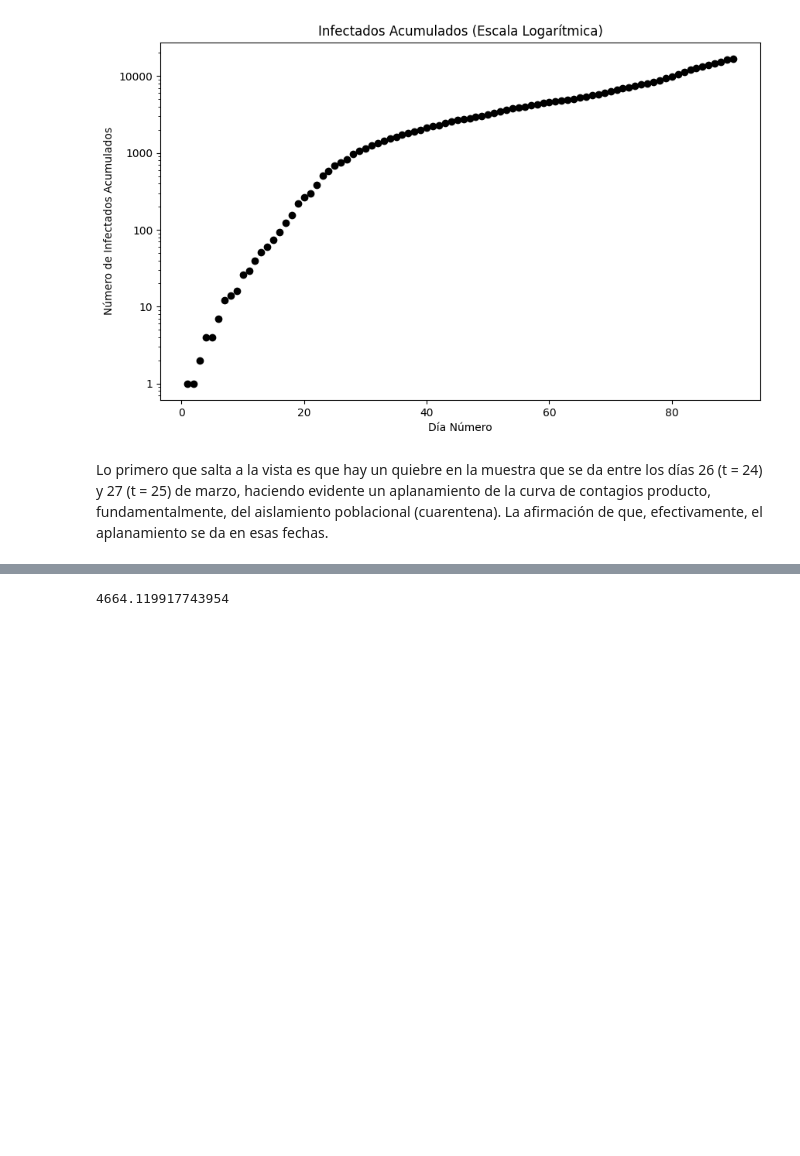
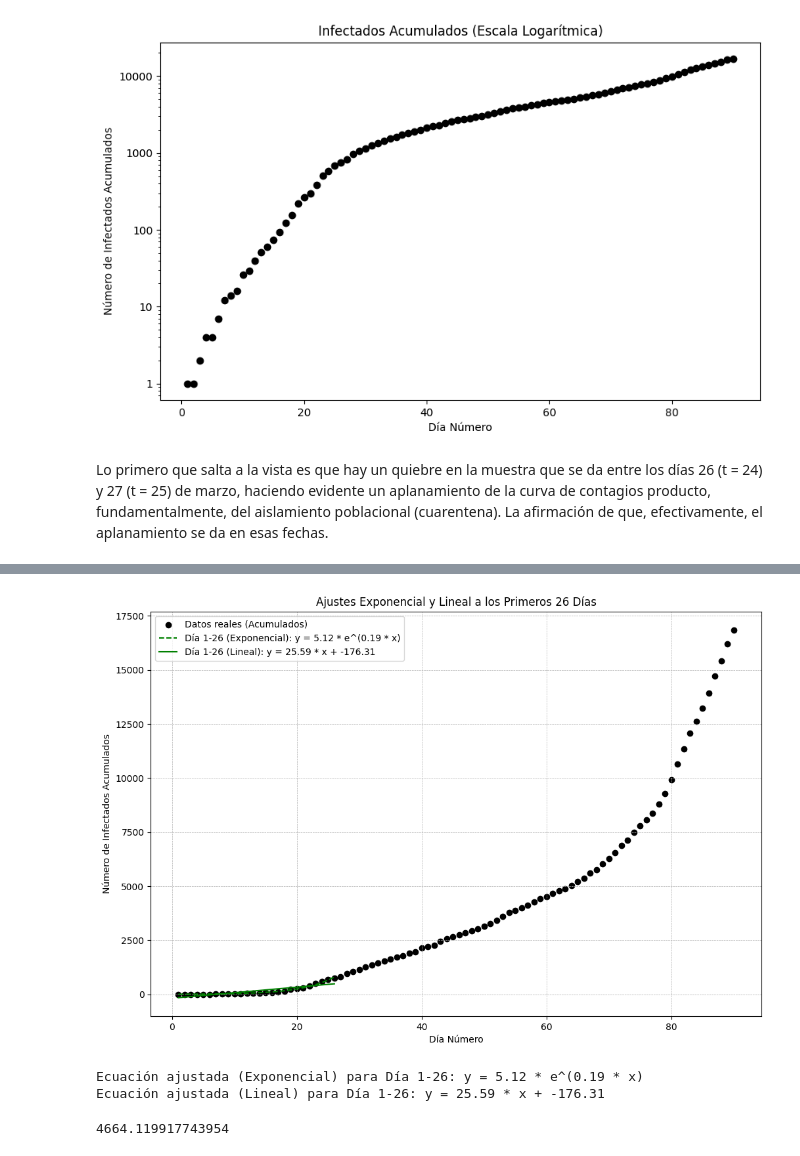
Before and after one commit to perico3372/covid_19, a Jupyter notebook: covid_19.ipynb, the cells around one changed output, grey strips where cells are left out. Saved outputs shown, nothing was run; the diff lists cells and outputs as text; code cells hidden in the pictures; blank space fills up the shorter version.

```diff
--- a/covid_19.ipynb
+++ b/covid_19.ipynb
@@ -164,4 +164,74 @@ print(f"Ecuación para Día 1-24: y = {a1:.2f} * e^({b1:.2f} * x)")
 Ecuación para Día 1-24: y = 5.12 * e^(0.19 * x)
+# %%
+import pandas as pd
+import numpy as np
+import matplotlib.pyplot as plt
+from scipy.optimize import curve_fit
+
+# Leer archivo CSV
+file_path = 'covid_19.csv'  # Reemplaza con el nombre del archivo si es distinto
+df = pd.read_csv(file_path)
+
+# Calcular acumulado de infectados
+df['acumulado_infectados'] = df['infectados'].cumsum()
+
+# Definir la función exponencial
+def exponential(x, a, b):
+    return a * np.exp(b * x)
+
+# Función para ajustar los datos y graficar
+def ajustar_intervalo(df, inicio, fin, color, label):
+    # Filtrar los datos para el intervalo
+    intervalo_df = df[(df['dia_numero'] >= inicio) & (df['dia_numero'] <= fin)]
+    x = intervalo_df['dia_numero'].values
+    y = intervalo_df['acumulado_infectados'].values
+
+    # Ajuste exponencial
+    params, _ = curve_fit(exponential, x, y)
+    a, b = params
+
+    # Generar valores ajustados para la función exponencial
+    x_fit = np.linspace(min(x), max(x), 100)
+    y_fit = exponential(x_fit, a, b)
+
+    # Ajuste lineal
+    m, c = np.polyfit(x, y, 1)  # m es la pendiente y c es la intersección
+    y_fit_lineal = m * x_fit + c
+
+    # Graficar el ajuste exponencial
+    plt.plot(x_fit, y_fit, color=color, linestyle='--', label=f'{label} (Exponencial): y = {a:.2f} * e^({b:.2f} * x)')
+
+    # Graficar el ajuste lineal
+    plt.plot(x_fit, y_fit_lineal, color=color, linestyle='-', label=f'{label} (Lineal): y = {m:.2f} * x + {c:.2f}')
+
+    return a, b, m, c
+
+# Crear gráfico
+plt.figure(figsize=(12, 8))
+
+# Graficar los puntos reales de infectados acumulados
+plt.scatter(df['dia_numero'], df['acumulado_infectados'], color='black', label="Datos reales (Acumulados)")
+
+# Ajuste para los días 1 al 26
+a1, b1, m1, c1 = ajustar_intervalo(df, 1, 26, 'green', 'Día 1-26')
+
+# Configuración del gráfico con escala logarítmica
+plt.title('Ajustes Exponencial y Lineal a los Primeros 26 Días')
+plt.xlabel('Día Número')
+plt.ylabel('Número de Infectados Acumulados')
+plt.legend()
+plt.grid(True, linestyle='--', linewidth=0.5)
+
+# Mostrar gráfico
+plt.show()
+
+# Imprimir ecuaciones ajustadas con 2 decimales
+print(f"Ecuación ajustada (Exponencial) para Día 1-26: y = {a1:.2f} * e^({b1:.2f} * x)")
+print(f"Ecuación ajustada (Lineal) para Día 1-26: y = {m1:.2f} * x + {c1:.2f}")
+# %% [output]
+[figure, added]
+Ecuación ajustada (Exponencial) para Día 1-26: y = 5.12 * e^(0.19 * x)
+Ecuación ajustada (Lineal) para Día 1-26: y = 25.59 * x + -176.31
 # %%
 import math
 
```
Also changed, not shown: parts of 3 cells of this notebook, 3 other files.
